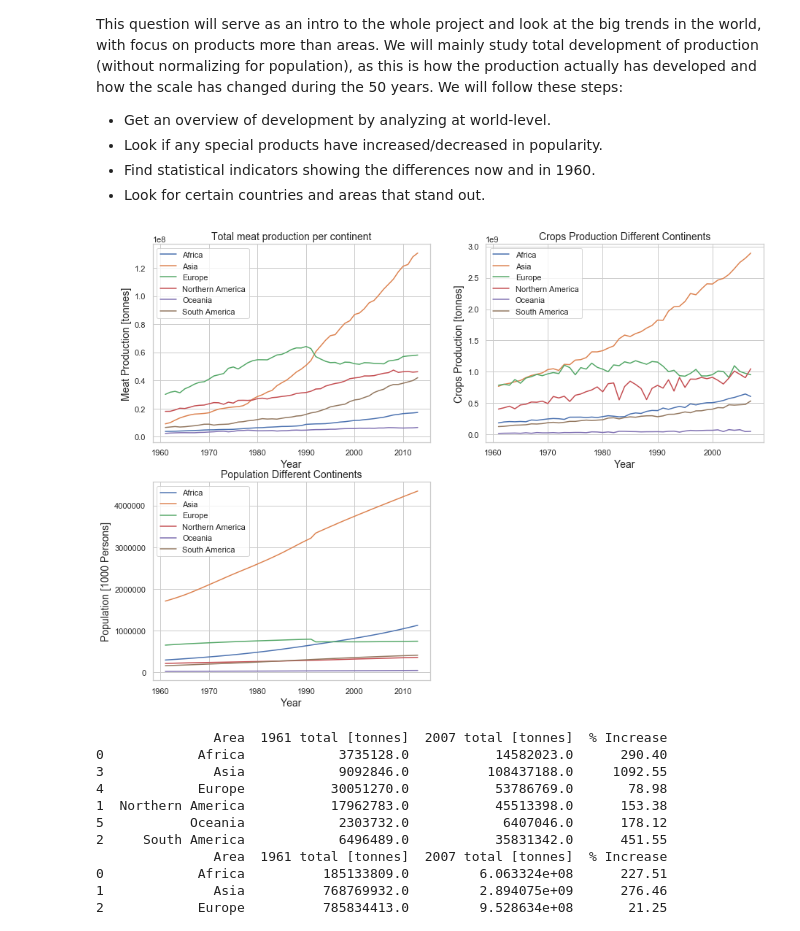
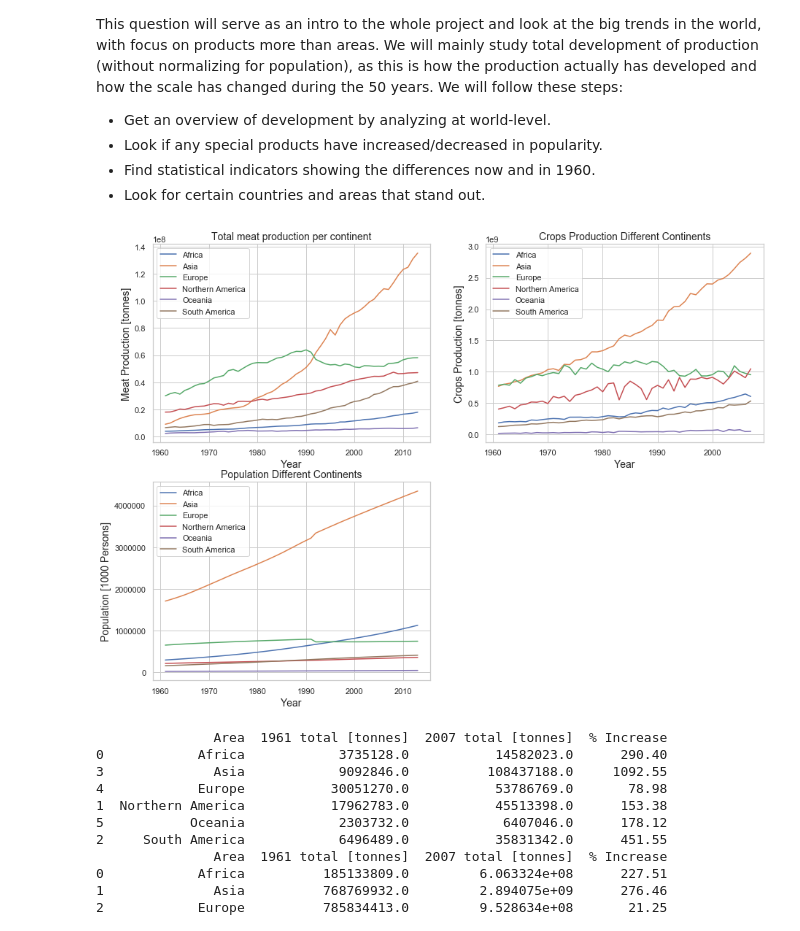
Before and after one commit to theodorhusefest/ADA-2019-project1-sovellettu-tiedon-analysoint, a Jupyter notebook: milestone_3.ipynb, the cells around one changed output. Cells and saved outputs as stored; diff of their text form; code cells hidden in the pictures.

```diff
--- a/milestone_3.ipynb
+++ b/milestone_3.ipynb
@@ -34,28 +34,27 @@ reload(scripts.visualization)
 from scripts.visualization import *
 # %%
 fig = plt.figure(figsize = (15, 11))
+meat_total = meat_cont[meat_cont['Item'] == 'Meat, Total']
 
 ax1 = plt.subplot(2,2,1)
-plot_compare_areas(meat_cont[(meat_cont['Item'] == 'Meat indigenous, total')],
-                    y = 'Value', y_label = 'Meat Production [tonnes]',
-                    title='Total meat production per continent',
-                    subplot = True, ax = ax1)
+plot_compare_areas(meat_total,
+                   y = 'Value', y_label = 'Meat Production [tonnes]',
+                   title='Total meat production per continent',
+                   subplot = True, ax = ax1)
 
-# I think this plot is wrong, as it is plotting the total cereal production,
-# not total crop production yearly like the title states.
 ax2 = plt.subplot(2,2,2)
 plot_compare_areas(crops_cont.groupby(['Area', 'Year']).sum().reset_index(),
                     y = 'Value', y_label = 'Crops Production [tonnes]',
                     title='Crops Production Different Continents',
                     subplot = True, ax = ax2)
 
 ax3 = plt.subplot(2,2,3)
 plot_compare_areas(pop_cont,
                     y = 'Value', y_label = 'Population [1000 Persons]',
                     title='Population Different Continents',
                     subplot = True, ax = ax3)
 # %% [output]
-[figure, old version]
+[figure, new version]
 # %%
 # Comparing areawise total production of meat and crops in raw numbers.
 meat_indigenous = meat_cont[meat_cont['Item'].str.contains('indigenous')]
```
Also changed, not shown: parts of 10 cells of this notebook, 1 other file.
